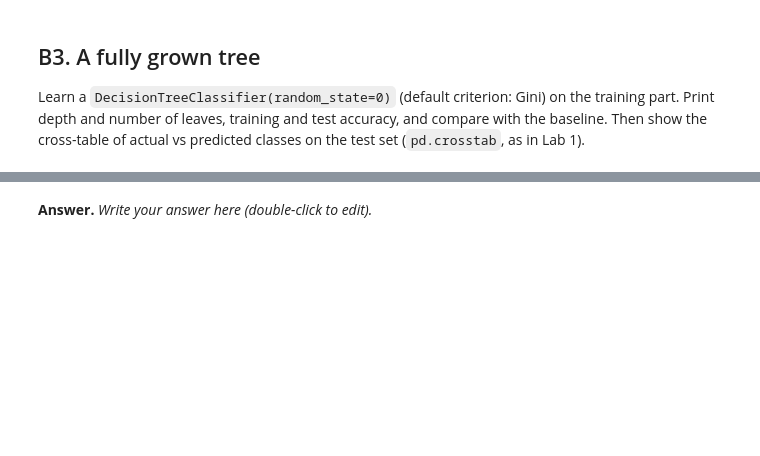
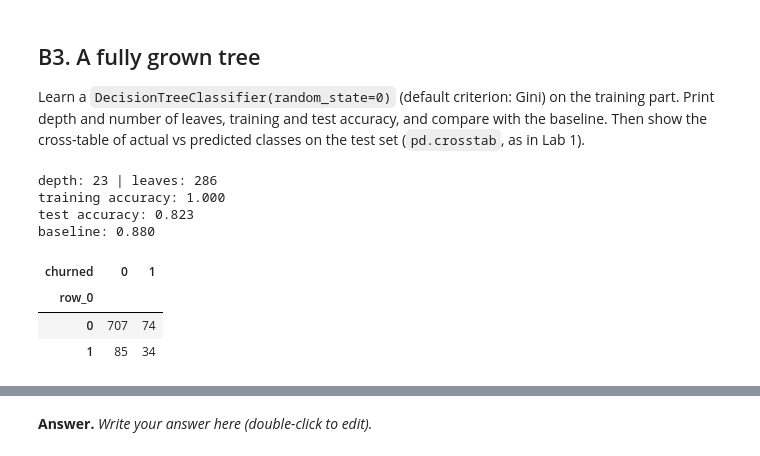
Before and after one commit to mengxian0913/MLDM_Unibo_public, a Jupyter notebook: ML_Lab/notebooks/lab02-dt/lab02-dt.ipynb, the cells around one changed output, grey strips where cells are left out. Drawn from its saved outputs; the diff is of its cells as text; code cells hidden in the pictures; blank space fills up the shorter version.

```diff
--- a/ML_Lab/notebooks/lab02-dt/lab02-dt.ipynb
+++ b/ML_Lab/notebooks/lab02-dt/lab02-dt.ipynb
@@ -701,5 +728,31 @@ Split 70/30 with `test_size=0.3`, `stratify=yn` and `random_state=SEED`, and che
 Learn a `DecisionTreeClassifier(random_state=0)` (default criterion: Gini) on the training part.
 Print depth and number of leaves, training and test accuracy, and compare with the baseline.
 Then show the cross-table of actual vs predicted classes on the test set (`pd.crosstab`, as in Lab 1).
+# %%
+dcl  = DecisionTreeClassifier(random_state=0)
+tree = dcl.fit(X_train, y_train)
+
+print(f"depth: {tree.get_depth()} | leaves: {tree.get_n_leaves()}")
+training_accuracy = (tree.predict(X_train) == y_train).sum() / len(y_train)
+test_accuracy     = (tree.predict(X_test) == y_test).sum() / len(y_test)
+baseline          = (y.value_counts().max() / len(y))
+
+print(f"training accuracy: {training_accuracy:.3f}")
+print(f"test accuracy: {test_accuracy:.3f}")
+print(f"baseline: {baseline:.3f}")
+
+display(pd.crosstab(tree.predict(X_test), y_test))
+# fig, ax = plt.subplots(figsize=(8, 6))
+# plot_tree(tree, class_names=class_names, feature_names=X_train.columns, filled=True, ax=ax)
+# plt.show()
+# %% [output]
+depth: 23 | leaves: 286
+training accuracy: 1.000
+test accuracy: 0.823
+baseline: 0.880
+| churned | 0 | 1 |
+| row_0 |  |  |
+| 0 | 707 | 74 |
+| 1 | 85 | 34 |
 # %%
 # your code here
```
Also changed, not shown: parts of 25 cells of this notebook.
